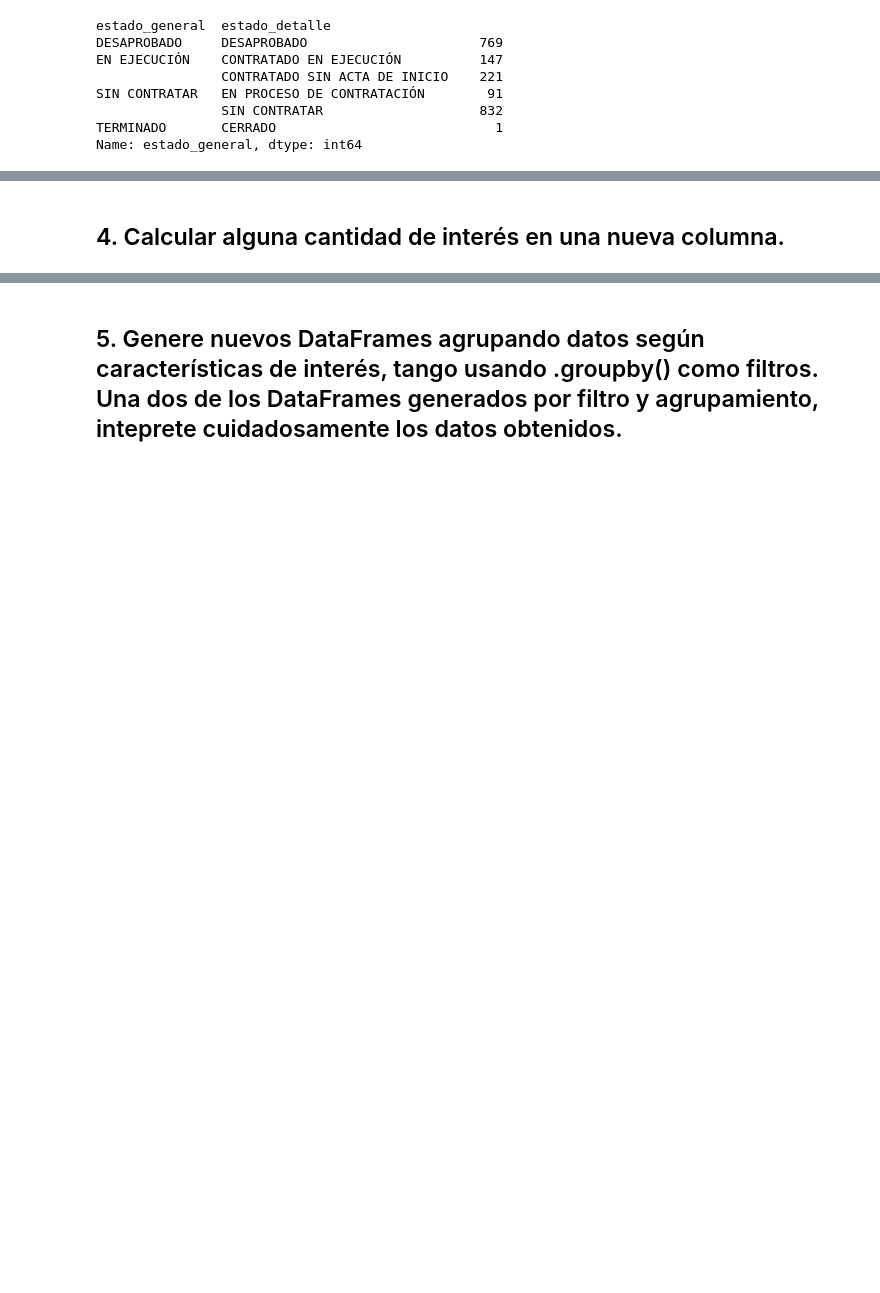
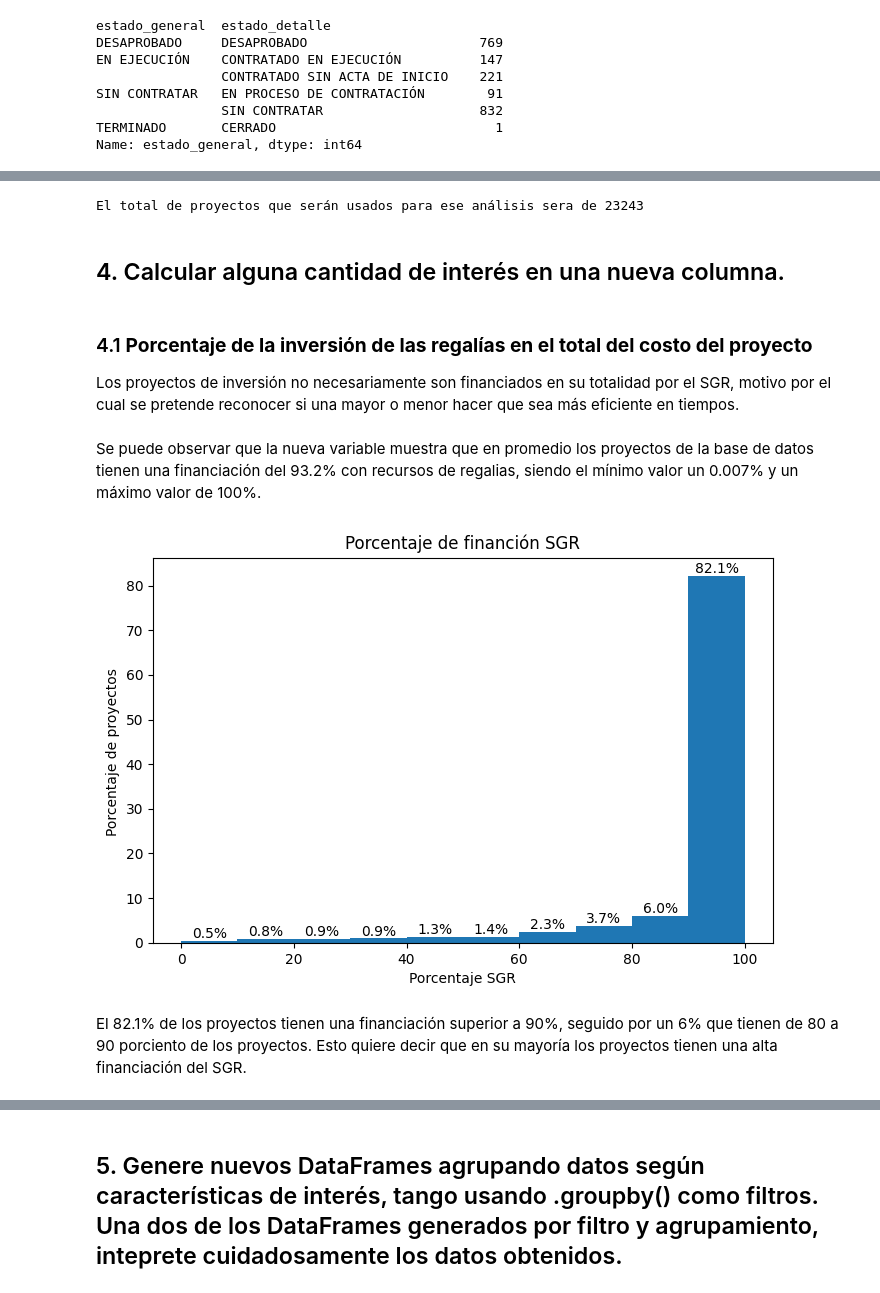
Before and after one commit to caavila96/gesproy23, a Jupyter notebook: Analisis_Gesproy.ipynb, the cells around one changed output, grey strips where cells are left out. Cells and saved outputs as stored; diff of their text form; code cells hidden in the pictures; blank space fills up the shorter version.

```diff
--- a/Analisis_Gesproy.ipynb
+++ b/Analisis_Gesproy.ipynb
@@ -435,7 +436,7 @@ TRANSPORTE                                           8281
 VIVIENDA, CIUDAD Y TERRITORIO                        3850
 Name: sector_suifp, dtype: int64
 # %%
-gesp_3 = gesp_2[gesp_2["sector_suifp"] != "INFLEXIBILIDADES"]
+gesp_3 = gesp_2.loc[gesp_2["sector_suifp"] != "INFLEXIBILIDADES"]
 # %%
 gesp_3[["bpin" , "instancia_de_aprobacion_inicial" , "tipo_de_instancia_inicial" , "region_entidad_que_mas_aporta_recursos" , "departamento_entidad_que_mas_aporta_recursos" ,
         "codigo_entidad_territorial_que_aporta_mas_recursos" , "entidad_territorial_que_aporta_mas_recursos" , "region_ejecutor" , "departamento_ejecutor" , "codigo_ejecutor" ,
@@ -609,3 +623,7 @@ SIN CONTRATAR   EN PROCESO DE CONTRATACIÓN        91
                 SIN CONTRATAR                    832
 TERMINADO       CERRADO                            1
 Name: estado_general, dtype: int64
+# %%
+gesp_4 = gesp_3.loc[(gesp_3["fecha_inicio_programacion_inicial"].isnull()==False)  & (gesp_3["fecha_final_programacion_inicial"].isnull()==False)]
+
+print(f"Al eliminar los faltantes en las variables fecha_inicio_programacion_inicial y fecha_final_programacion_inicial quedaron \n{gesp_4.shape[0]} registros")
@@ -612,2 +646,29 @@ Name: estado_general, dtype: int64
+# %%
+gesp_5 = gesp_4.loc[gesp_4["estado_general"]!="DESAPROBADO"]
+gesp_5.is_copy = None
+print(f"El total de proyectos que serán usados para ese análisis sera de {gesp_5.shape[0]}")
+# %% [output]
+El total de proyectos que serán usados para ese análisis sera de 23243
 # %% [markdown]
 ## 4. Calcular alguna cantidad de interés en una nueva columna.
+# %% [markdown]
+### 4.1 **Porcentaje de la inversión de las regalías en el total del costo del proyecto**
+
+Los proyectos de inversión no necesariamente son financiados en su totalidad por el SGR, motivo por el cual se pretende reconocer si una mayor o menor hacer que sea más eficiente en tiempos.
+# %%
+gesp_5["por_sgr"] = gesp_5["valor_sgr"]/gesp_5["total_proyecto"]
+# %% [markdown]
+Se puede observar que la nueva variable muestra que en promedio los proyectos de la base de datos tienen una financiación del 93.2% con recursos de regalias, siendo el mínimo valor un 0.007% y un máximo valor de 100%.
+# %%
+plt.figure(figsize=(8, 5))
+counts, edges, bars = plt.hist(gesp_5["por_sgr"]*100,bins = 10,weights= (np.ones(len(gesp_5)) / len(gesp_5))*100 )
+
+plt.bar_label(bars,fmt='%.1f%%')
+plt.title("Porcentaje de financión SGR")
+plt.xlabel("Porcentaje SGR")
+plt.ylabel("Porcentaje de proyectos ")
+plt.show()
+# %% [output]
+[figure, added]
+# %% [markdown]
+El 82.1% de los proyectos tienen una financiación superior a 90%, seguido por un 6% que tienen de 80 a 90 porciento de los proyectos. Esto quiere decir que en su mayoría los proyectos tienen una alta financiación del SGR.
```
Also changed, not shown: parts of 10 cells of this notebook.
